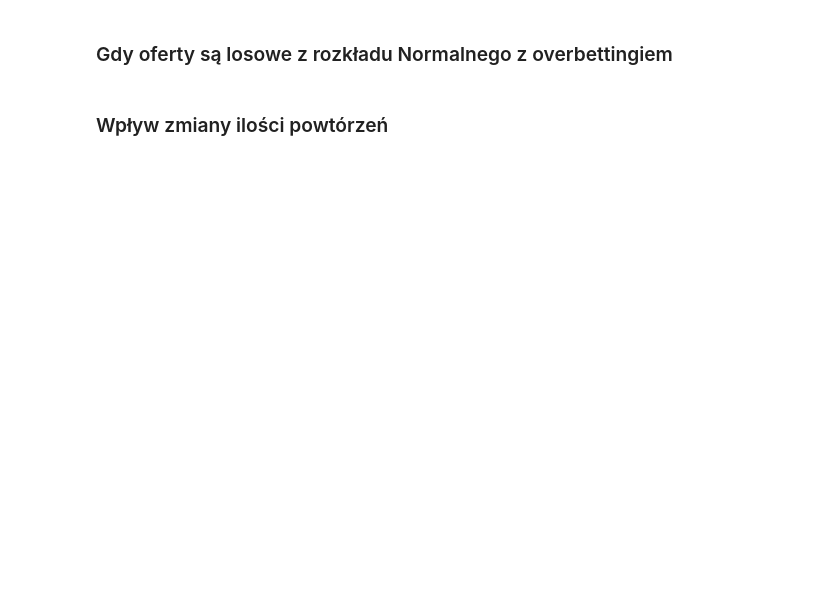
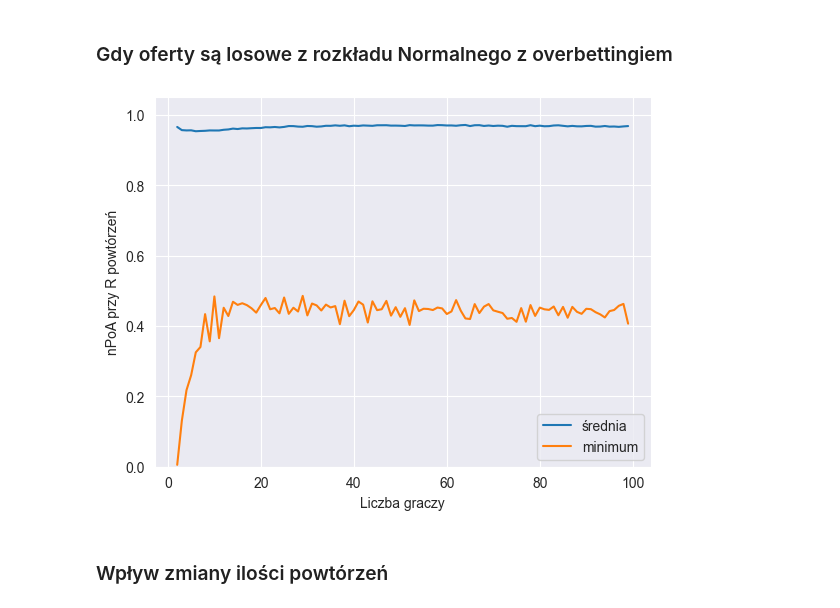
Before and after one commit to mlwnavis/PriceOfAnarchyAuctions, a Jupyter notebook: First-price.ipynb, the cells around one changed output. Saved outputs shown, nothing was run; the diff lists cells and outputs as text; code cells hidden in the pictures; blank space fills up the shorter version.

```diff
--- a/First-price.ipynb
+++ b/First-price.ipynb
@@ -186,13 +186,15 @@ for N in range(2,n):
 # %%
 fig, ax = plt.subplots()
 x = list(range(2,n))
 ax.plot(x,PoA_mean, label = 'średnia')
 ax.plot(x,PoA_min, label = 'minimum')
 plt.xlabel("Liczba graczy")
-plt.ylabel("nPoA przy 1000 powtórzeń")
+plt.ylabel("nPoA przy R powtórzeń")
 ax.legend(loc='lower right')
 plt.ylim(0, 1.05)
 plt.savefig('pictures/overbetting/normal_first_price.png')
+# %% [output]
+[figure, added]
 # %% [markdown]
 ### Wpływ zmiany ilości powtórzeń
 # %%
```
Also changed, not shown: parts of 8 cells of this notebook, 21 other files.
